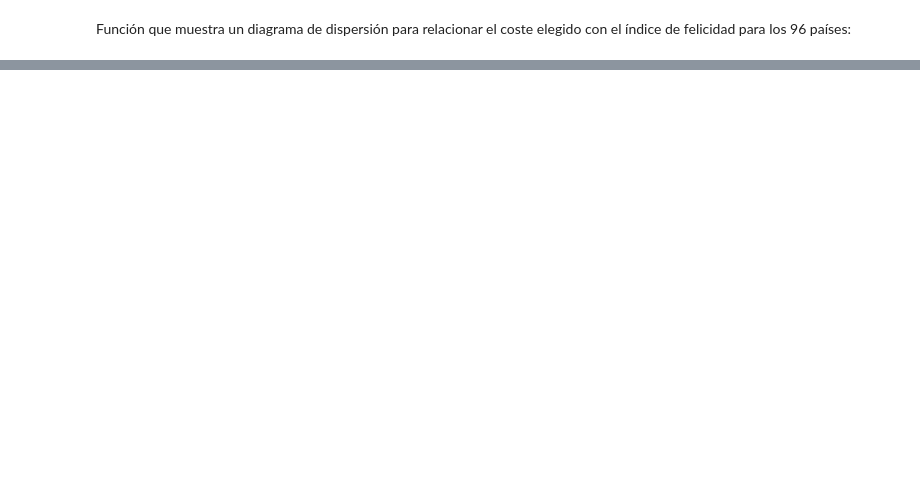
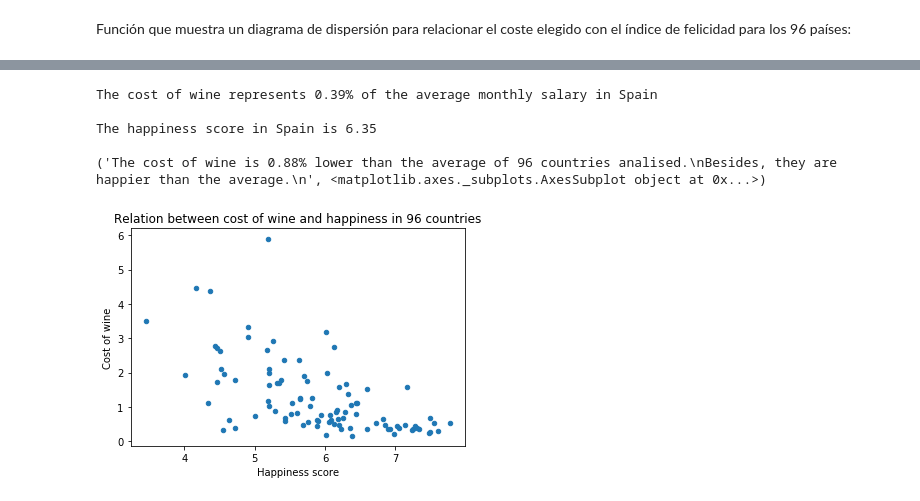
Before and after one commit to Marlenkaa/Project.2-Pipeline_CostsOfLivingImpact, a Jupyter notebook: scr/functions-tests.ipynb, the cells around one changed output, grey strips where cells are left out. Drawn from its saved outputs; the diff is of its cells as text; code cells hidden in the pictures; blank space fills up the shorter version.

```diff
--- a/scr/functions-tests.ipynb
+++ b/scr/functions-tests.ipynb
@@ -171,0 +169,18 @@ scatterPlot('supermarket');
+# %%
+def finalOutput(country, cost):
+    costs = costsCleaning()
+    happiness = happinessCleaning()
+    merged = pd.merge(costs, happiness, how='inner', on=['country'])
+    dfinal = mergedTable(merged)
+    data = compare(country, cost)
+    graf = scatterPlot(cost)
+    return data, graf
+
+print(finalOutput('Spain','wine'))
+# %% [output]
+The cost of wine represents 0.39% of the average monthly salary in Spain
+
+The happiness score in Spain is 6.35
+
+('The cost of wine is 0.88% lower than the average of 96 countries analised.\nBesides, they are happier than the average.\n', <matplotlib.axes._subplots.AxesSubplot object at 0x...>)
+[figure, added]
```
Also changed, not shown: parts of 5 cells of this notebook, 5 other files.
